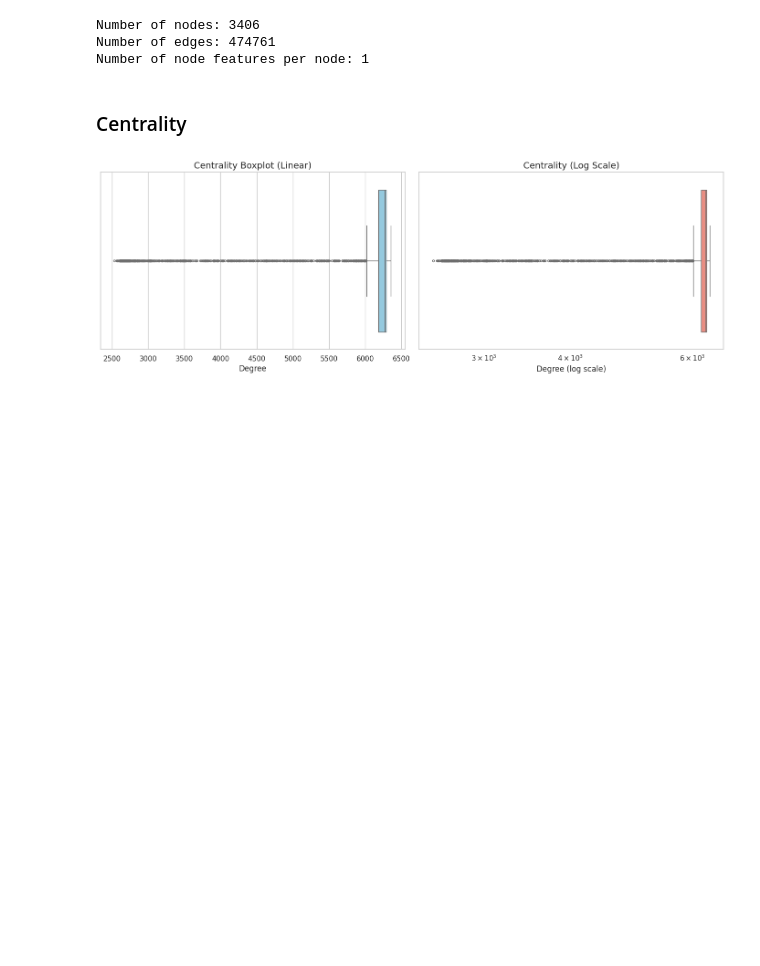
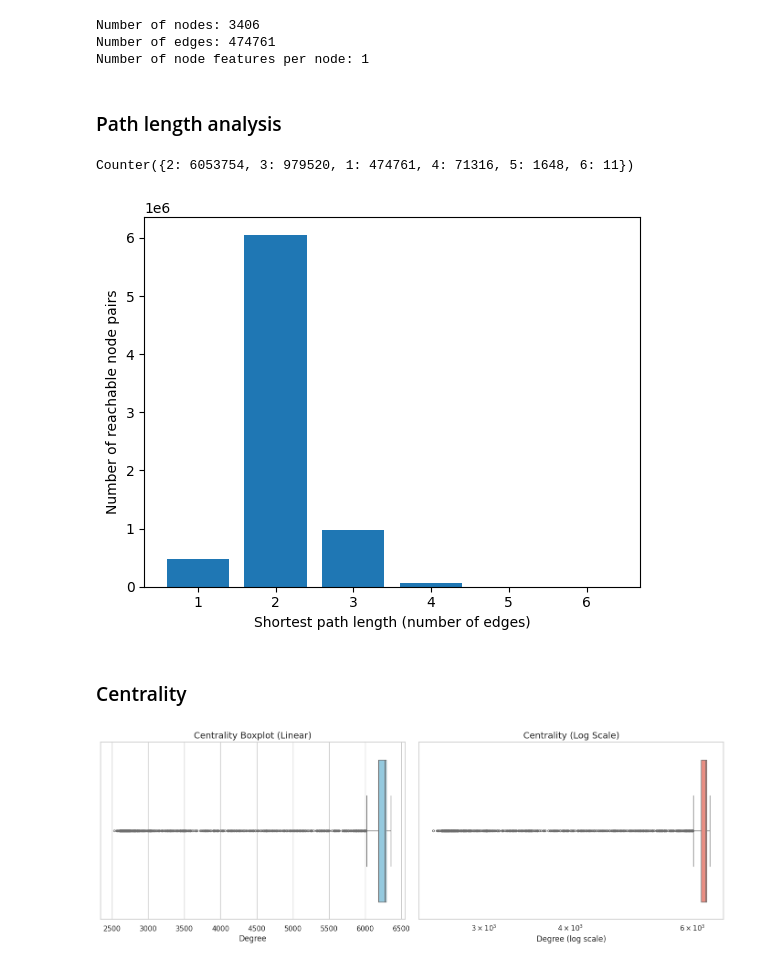
Before and after one commit to MCalabroCode/SPECTRA, a Jupyter notebook: analysis.ipynb, the cells around one changed output. Drawn from its saved outputs; the diff is of its cells as text; code cells hidden in the pictures; blank space fills up the shorter version.

Commit message:
paths analysys ù spectra_v2_mod creation

```diff
--- a/analysis.ipynb
+++ b/analysis.ipynb
@@ -125,6 +125,31 @@ assert set(G.nodes) == set(adata.var_names) == set(gene_list), "Nodes in G and a
 gene_to_idx = {node: i for i, node in enumerate(adata.var_names)}
 G = nx.relabel_nodes(G, gene_to_idx)
 edge_index = from_networkx(G, group_edge_attrs='all').edge_index # this way, edge_index follows the gene order of adata.var_names
+# %% [markdown]
+### Path length analysis
+# %%
+from collections import Counter
+import matplotlib.pyplot as plt
+
+# G is your nx.DiGraph
+length_counts = Counter()
+
+for source, targets in nx.all_pairs_shortest_path_length(G):
+    for target, dist in targets.items():
+        if source != target:   # skip zero-length path from node to itself
+            length_counts[dist] += 1
+
+print(length_counts)
+# example: Counter({1: 120, 2: 45, 3: 9})
+
+# plot
+plt.bar(length_counts.keys(), length_counts.values())
+plt.xlabel("Shortest path length (number of edges)")
+plt.ylabel("Number of reachable node pairs")
+plt.show()
+# %% [output]
+Counter({2: 6053754, 3: 979520, 1: 474761, 4: 71316, 5: 1648, 6: 11})
+[figure, added]
 # %% [markdown]
 ### Centrality
 # %%
```
Also changed, not shown: parts of 1 cell of this notebook, 3 other files.
